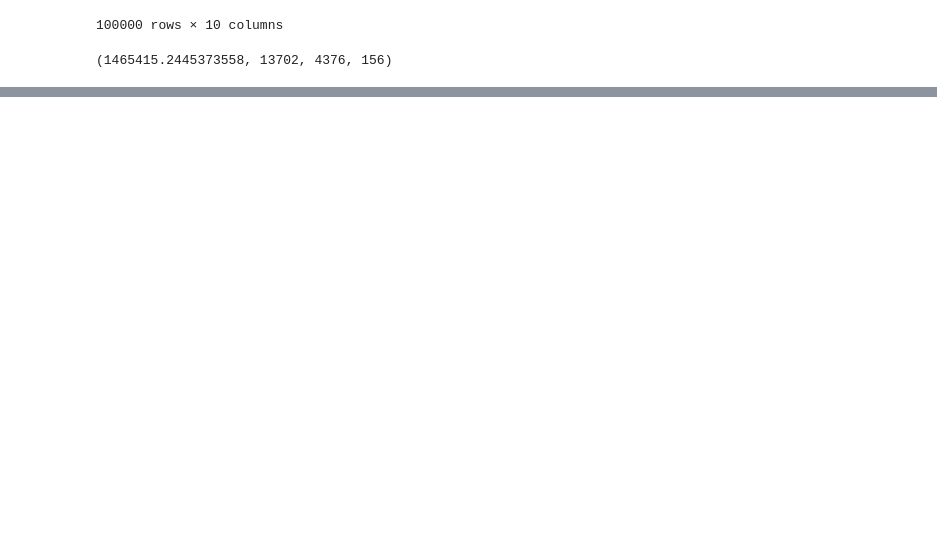
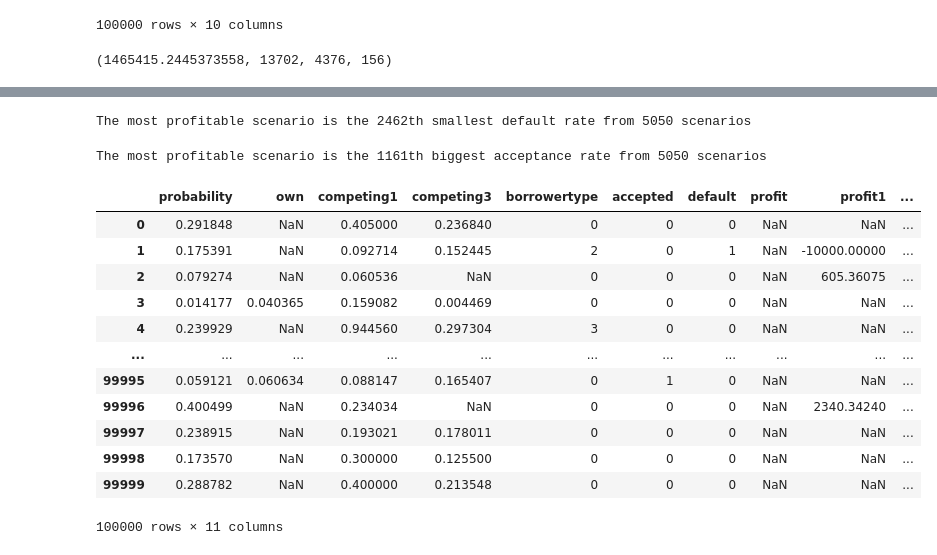
Before and after one commit to jpkcunha/AdvancedFinance_ML, a Jupyter notebook: model_stage2.ipynb, the cells around one changed output, grey strips where cells are left out. Drawn from its saved outputs; the diff is of its cells as text; code cells hidden in the pictures; blank space fills up the shorter version.

```diff
--- a/model_stage2.ipynb
+++ b/model_stage2.ipynb
@@ -393,2 +243,0 @@ final.whatif.sum()
-# %%
-final.own -= 0.01
@@ -431,7 +243,0 @@ def winner(row):
-# %%
-final['rate'] = final.own
-final['winner'] = final.apply(winner, axis = 1)
-# %%
-final['dif'] = final.profit - final.winner
-#l = list(final[final.profit > 0][final.winner == 0].index)
-final[abs(final.dif) > 1]
@@ -456,3 +243,0 @@ final[abs(final.dif) > 1]
-# %%
-final['whatif'] = final.apply(whatif, axis=1)
-final
@@ -665,0 +358,30 @@ df.drop('probability', axis = 1).to_csv('pyce_loans.csv')
+# %%
+x = df_profit.sort_values('default_rate').reset_index()
+print('The most profitable scenario is the {}th smallest default rate from {} scenarios'.format(x.profit.idxmax(), x.shape[0]))
+# %% [output]
+The most profitable scenario is the 2462th smallest default rate from 5050 scenarios
+# %%
+x = df_profit.sort_values('acceptance', ascending = False).reset_index()
+print('The most profitable scenario is the {}th biggest acceptance rate from {} scenarios'.format(x.profit.idxmax(), x.shape[0]))
+# %% [output]
+The most profitable scenario is the 1161th biggest acceptance rate from 5050 scenarios
+# %%
+x = final.copy()
+x['rate'] = np.where(x['probability'] < 0.49, x['probability']/(1-x['probability']) + 0.115, np.nan)
+x.loc[x["rate"] > 1, "rate"] = 1
+x['profit'] = x.apply(calculate_profit, axis=1)
+x
+# %% [output]
+|  | probability | own | competing1 | competing3 | borrowertype | accepted | default | profit | profit1 | ... |
+| 0 | 0.291848 | NaN | 0.405000 | 0.236840 | 0 | 0 | 0 | NaN | NaN | ... |
+| 1 | 0.175391 | NaN | 0.092714 | 0.152445 | 2 | 0 | 1 | NaN | -10000.00000 | ... |
+| 2 | 0.079274 | NaN | 0.060536 | NaN | 0 | 0 | 0 | NaN | 605.36075 | ... |
+| 3 | 0.014177 | 0.040365 | 0.159082 | 0.004469 | 0 | 0 | 0 | NaN | NaN | ... |
+| 4 | 0.239929 | NaN | 0.944560 | 0.297304 | 3 | 0 | 0 | NaN | NaN | ... |
+| ... | ... | ... | ... | ... | ... | ... | ... | ... | ... | ... |
+| 99995 | 0.059121 | 0.060634 | 0.088147 | 0.165407 | 0 | 1 | 0 | NaN | NaN | ... |
+| 99996 | 0.400499 | NaN | 0.234034 | NaN | 0 | 0 | 0 | NaN | 2340.34240 | ... |
+| 99997 | 0.238915 | NaN | 0.193021 | 0.178011 | 0 | 0 | 0 | NaN | NaN | ... |
+| 99998 | 0.173570 | NaN | 0.300000 | 0.125500 | 0 | 0 | 0 | NaN | NaN | ... |
+| 99999 | 0.288782 | NaN | 0.400000 | 0.213548 | 0 | 0 | 0 | NaN | NaN | ... |
+100000 rows × 11 columns
```
Also changed, not shown: parts of 48 cells of this notebook, 1 other file.
